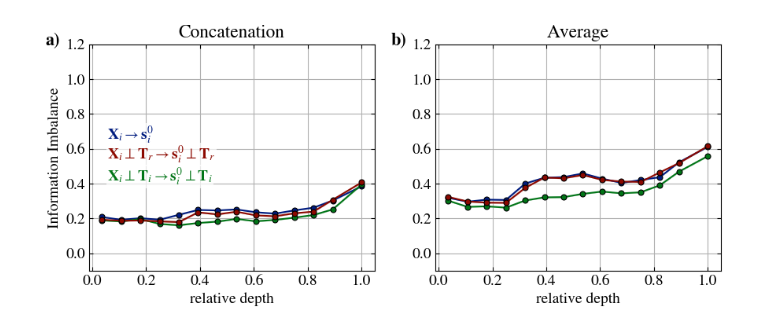
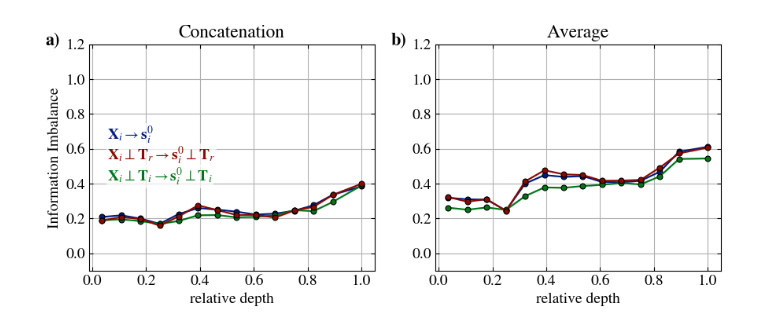
Before and after one commit to acevedo-s/syn-sem, a Jupyter notebook: decoupling-syn-sem.ipynb, the cells around one changed output. Drawn from its saved outputs; the diff is of its cells as text; code cells hidden in the pictures.

```diff
--- a/decoupling-syn-sem.ipynb
+++ b/decoupling-syn-sem.ipynb
@@ -63,7 +63,7 @@ for avg_id,avg_tokens in enumerate(avg_flags):
 
   for zero_id,zero_activations in enumerate(zero_activations_list):
     for center_A_id,center_A_flag in enumerate(center_A_flags):
-        center_B_flag = 0
+        center_B_flag = center_A_flag
         if center_A_flag == 0:
           number_of_languages = None
         else:
@@ -174,31 +174,31 @@ for line in ax[0].lines:
         xytext=(5, _aux_y),  # offset in points
         textcoords='offset points',
         fontsize=14,
         color=line.get_color(),
         ha='left',
         va=_va,
         bbox=dict(facecolor='white', edgecolor='none', alpha=0.7, pad=1)
     )
     enum_line += 1
 
 
 # Add panel labels
 panel_labels = ['a)', 'b)']
 for i, label in enumerate(panel_labels):
     ax[i].text(
         -0.1, 1.05,      # x, y in axis coordinates
         label,
         transform=ax[i].transAxes,  # coordinates relative to the axes
         fontsize=16,
         fontweight='bold',
         va='top',
         ha='right'
     )
 
 
 
 os.makedirs('results/figs', exist_ok=True)
 fig.savefig(f'results/figs/decoupling_sem_from_syn_{modelA}.pdf', bbox_inches='tight')
 plt.show()
 # %% [output]
-[figure, old version]
+[figure, new version]
```
Also changed, not shown: 11 other files.
